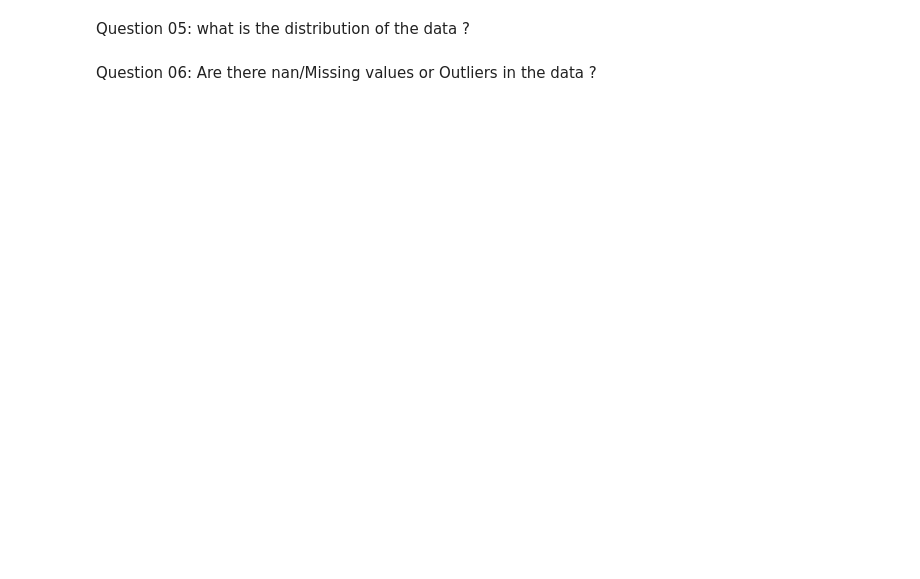
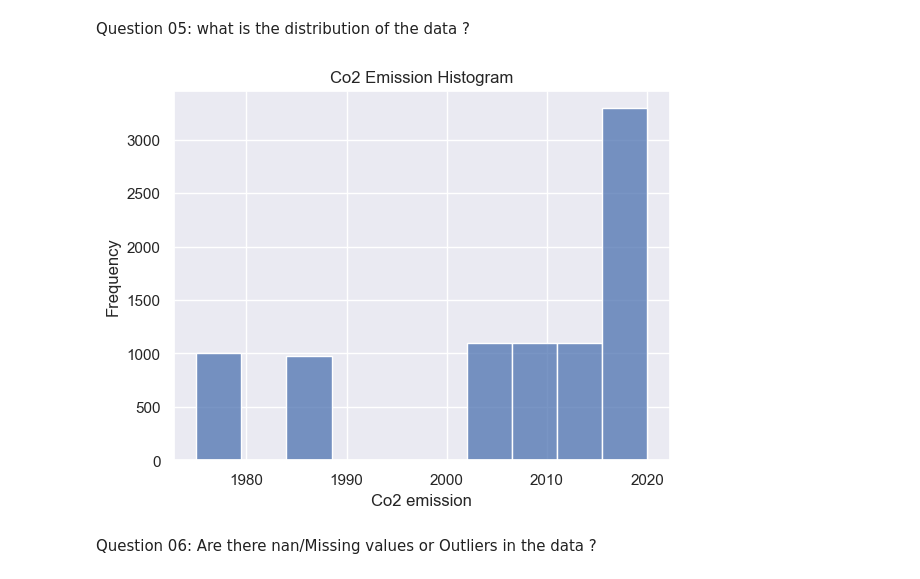
Before and after one commit to ntakirutimanapierre/Analytics-Assignemnt2-Exploratory-Data-Analysis-and-Reporting, a Jupyter notebook: notebook.ipynb, the cells around one changed output. Saved outputs shown, nothing was run; the diff lists cells and outputs as text; code cells hidden in the pictures; blank space fills up the shorter version.

```diff
--- a/notebook.ipynb
+++ b/notebook.ipynb
@@ -83,11 +194,13 @@ plt.show()
 # %% [markdown]
 Question 05: what is the distribution of the data ?
 # %%
-sns.histplot(x= co2_data['Year'],bins=10)
+sns.histplot(x= merged_data['Year_x'],bins=10)
 plt.xlabel('Co2 emission')
 plt.ylabel('Frequency')
 plt.title('Co2 Emission Histogram')
 plt.show()
+# %% [output]
+[figure, added]
 # %% [markdown]
 Question 06: Are there nan/Missing  values or Outliers  in the data ?
 # %%
```
Also changed, not shown: parts of 22 cells of this notebook.
